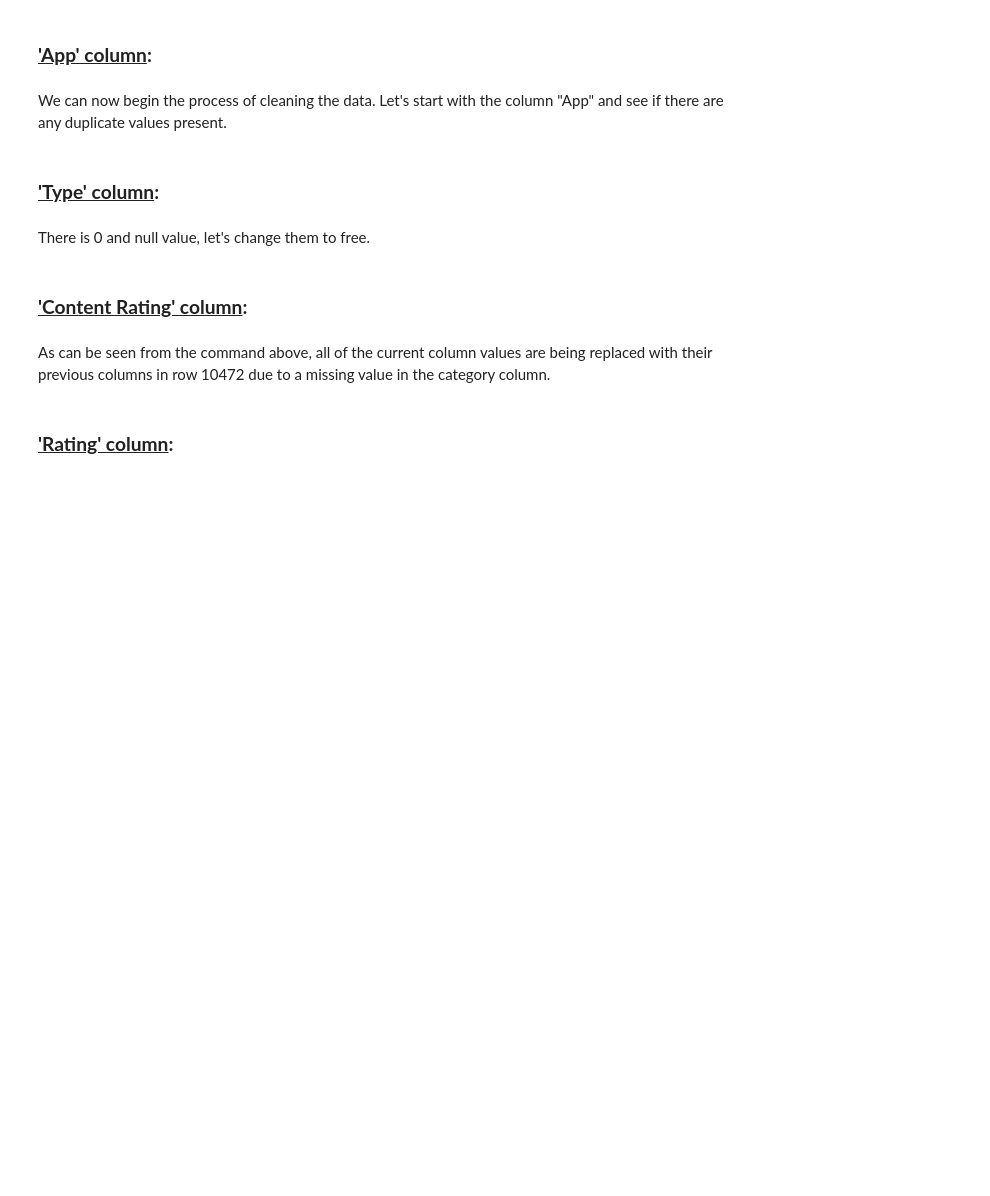
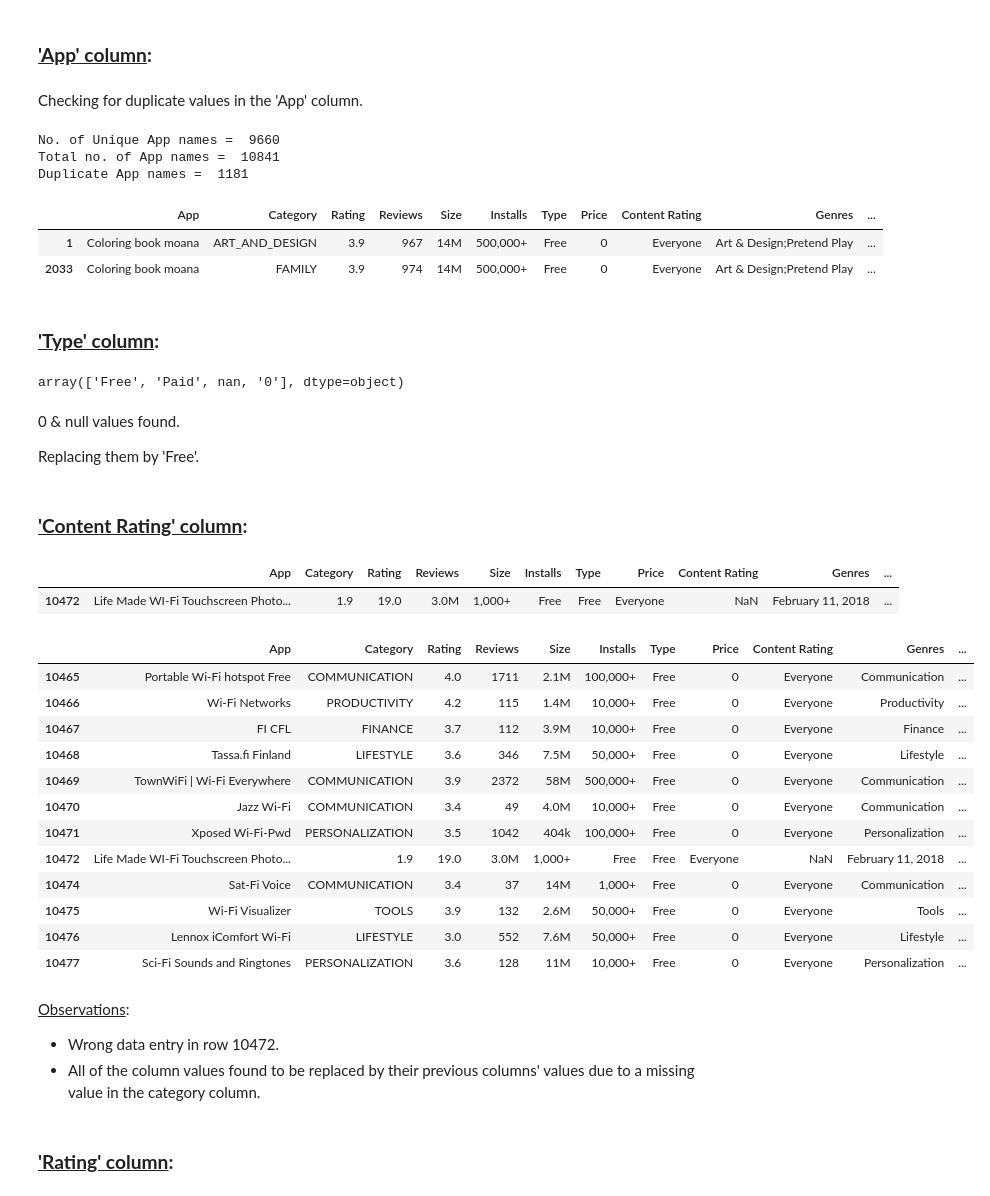
Before and after one commit to aviralsingh2907/PlayStore-App-Review-Analysis, a Jupyter notebook: EDA_Play_Store_App_Review_Analysis.ipynb, the cells around one changed output. Drawn from its saved outputs; the diff is of its cells as text; code cells hidden in the pictures; blank space fills up the shorter version.

```diff
--- a/EDA_Play_Store_App_Review_Analysis.ipynb
+++ b/EDA_Play_Store_App_Review_Analysis.ipynb
@@ -130,35 +172,70 @@ complete_info()
 # %% [markdown]
 ### <b><u>'App' column</u>:</b>
-# %% [markdown]
-We can now begin the process of cleaning the data. Let's start with the column "App" and see if there are any duplicate values present.
+# %% [markdown]
+Checking for duplicate values in the 'App' column.
 # %%
-print("Number of Unique App names = ", len(play_store_df['App'].unique()))
-print("NUMBER of the Total App name = ", play_store_df.shape[0])
-print("Duplicate Apps = ",len(play_store_df['App'])- len(play_store_df['App'].unique()))
+print("No. of Unique App names = ", len(playstore_df['App'].unique()))
+print("Total no. of App names = ", playstore_df.shape[0])
+print("Duplicate App names = ", len(playstore_df['App']) - len(playstore_df['App'].unique()))
+# %% [output]
+No. of Unique App names =  9660
+Total no. of App names =  10841
+Duplicate App names =  1181
 # %%
-#Examining the appearance of the duplicate value
-play_store_df[play_store_df['App'] == 'Coloring book moana']
+# Looking for occurence of duplicate values:
+
+playstore_df[playstore_df['App'] == 'Coloring book moana']
+# %% [output]
+|  | App | Category | Rating | Reviews | Size | Installs | Type | Price | Content Rating | Genres | ... |
+| 1 | Coloring book moana | ART_AND_DESIGN | 3.9 | 967 | 14M | 500,000+ | Free | 0 | Everyone | Art & Design;Pretend Play | ... |
+| 2033 | Coloring book moana | FAMILY | 3.9 | 974 | 14M | 500,000+ | Free | 0 | Everyone | Art & Design;Pretend Play | ... |
 # %%
-play_store_df.drop_duplicates(subset = 'App', keep = 'first' ,inplace = True)
+playstore_df.drop_duplicates(subset = 'App', keep = 'first', inplace = True)
 # %% [markdown]
 ### <b><u>'Type' column</u>:</b>
 # %%
-# check for unique set of values in the column 'type'
-play_store_df.Type.unique()
+# Unique set of values in 'Type' column:
+
+playstore_df.Type.unique()
+# %% [output]
+array(['Free', 'Paid', nan, '0'], dtype=object)
-# %% [markdown]
-There is 0 and null value, let's change them to free.
+# %% [markdown]
+0 & null values found.
+
+Replacing them by 'Free'.
 # %%
-#changing the values to 'free'
-play_store_df['Type'].replace(to_replace=['0'], value=['Free'],inplace=True)
-play_store_df['Type'].fillna('Free', inplace=True)
+playstore_df['Type'].replace(to_replace=['0'], value=['Free'], inplace=True)
+playstore_df['Type'].fillna('Free', inplace=True)
 # %% [markdown]
 ### <b><u>'Content Rating' column</u>:</b>
 # %%
-#checking for null values
-play_store_df[play_store_df['Content Rating'].isnull()]
+# Checking for null values:
+
+playstore_df[playstore_df['Content Rating'].isnull()]
+# %% [output]
+|  | App | Category | Rating | Reviews | Size | Installs | Type | Price | Content Rating | Genres | ... |
+| 10472 | Life Made WI-Fi Touchscreen Photo... | 1.9 | 19.0 | 3.0M | 1,000+ | Free | Free | Everyone | NaN | February 11, 2018 | ... |
 # %%
-#comparing the data with the nearby rows.
-play_store_df.loc[10465:10477, :]
+# Data comparison with adjacent rows:
+
+playstore_df.loc[10465:10477, :]
+# %% [output]
+|  | App | Category | Rating | Reviews | Size | Installs | Type | Price | Content Rating | Genres | ... |
+| 10465 | Portable Wi-Fi hotspot Free | COMMUNICATION | 4.0 | 1711 | 2.1M | 100,000+ | Free | 0 | Everyone | Communication | ... |
+| 10466 | Wi-Fi Networks | PRODUCTIVITY | 4.2 | 115 | 1.4M | 10,000+ | Free | 0 | Everyone | Productivity | ... |
+| 10467 | FI CFL | FINANCE | 3.7 | 112 | 3.9M | 10,000+ | Free | 0 | Everyone | Finance | ... |
+| 10468 | Tassa.fi Finland | LIFESTYLE | 3.6 | 346 | 7.5M | 50,000+ | Free | 0 | Everyone | Lifestyle | ... |
+| 10469 | TownWiFi | Wi-Fi Everywhere | COMMUNICATION | 3.9 | 2372 | 58M | 500,000+ | Free | 0 | Everyone | Communication | ... |
+| 10470 | Jazz Wi-Fi | COMMUNICATION | 3.4 | 49 | 4.0M | 10,000+ | Free | 0 | Everyone | Communication | ... |
+| 10471 | Xposed Wi-Fi-Pwd | PERSONALIZATION | 3.5 | 1042 | 404k | 100,000+ | Free | 0 | Everyone | Personalization | ... |
+| 10472 | Life Made WI-Fi Touchscreen Photo... | 1.9 | 19.0 | 3.0M | 1,000+ | Free | Free | Everyone | NaN | February 11, 2018 | ... |
+| 10474 | Sat-Fi Voice | COMMUNICATION | 3.4 | 37 | 14M | 1,000+ | Free | 0 | Everyone | Communication | ... |
+| 10475 | Wi-Fi Visualizer | TOOLS | 3.9 | 132 | 2.6M | 50,000+ | Free | 0 | Everyone | Tools | ... |
+| 10476 | Lennox iComfort Wi-Fi | LIFESTYLE | 3.0 | 552 | 7.6M | 50,000+ | Free | 0 | Everyone | Lifestyle | ... |
+| 10477 | Sci-Fi Sounds and Ringtones | PERSONALIZATION | 3.6 | 128 | 11M | 10,000+ | Free | 0 | Everyone | Personalization | ... |
 # %% [markdown]
-As can be seen from the command above, all of the current column values are being replaced with their previous columns in row 10472 due to a missing value in the category column.
+<u>Observations</u>:
+
+* Wrong data entry in row 10472.
+* All of the column values found to be replaced by their previous columns' values due to a missing value in the category column.
 # %%
```
Also changed, not shown: parts of 37 cells of this notebook.
